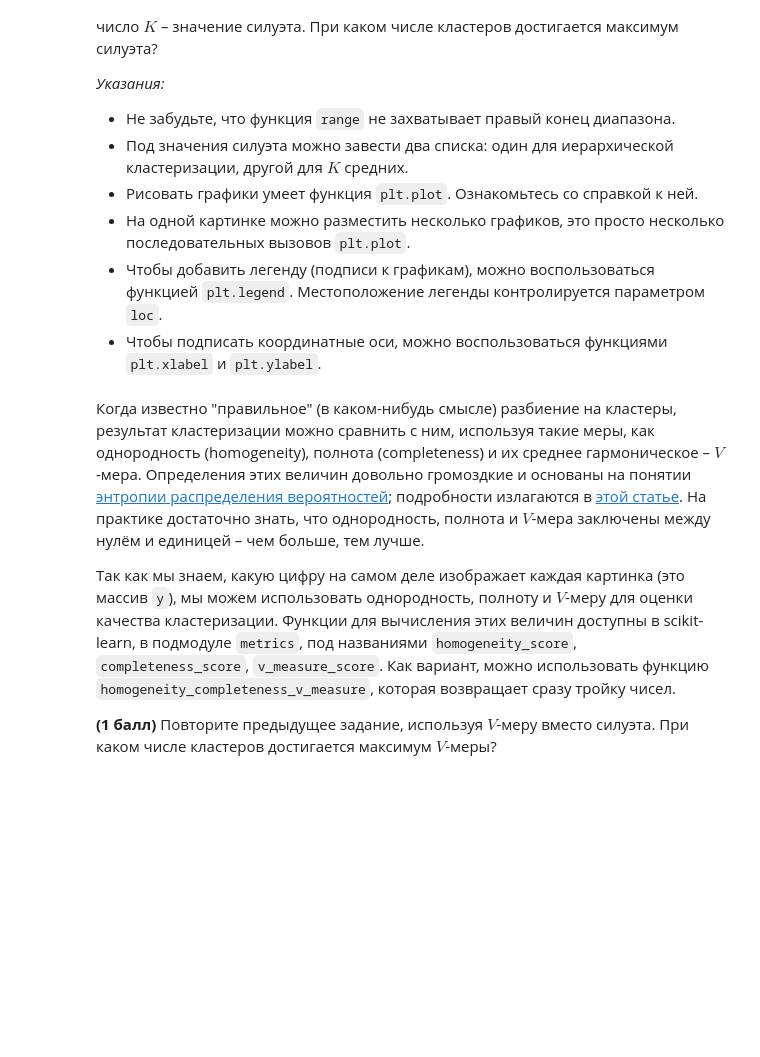
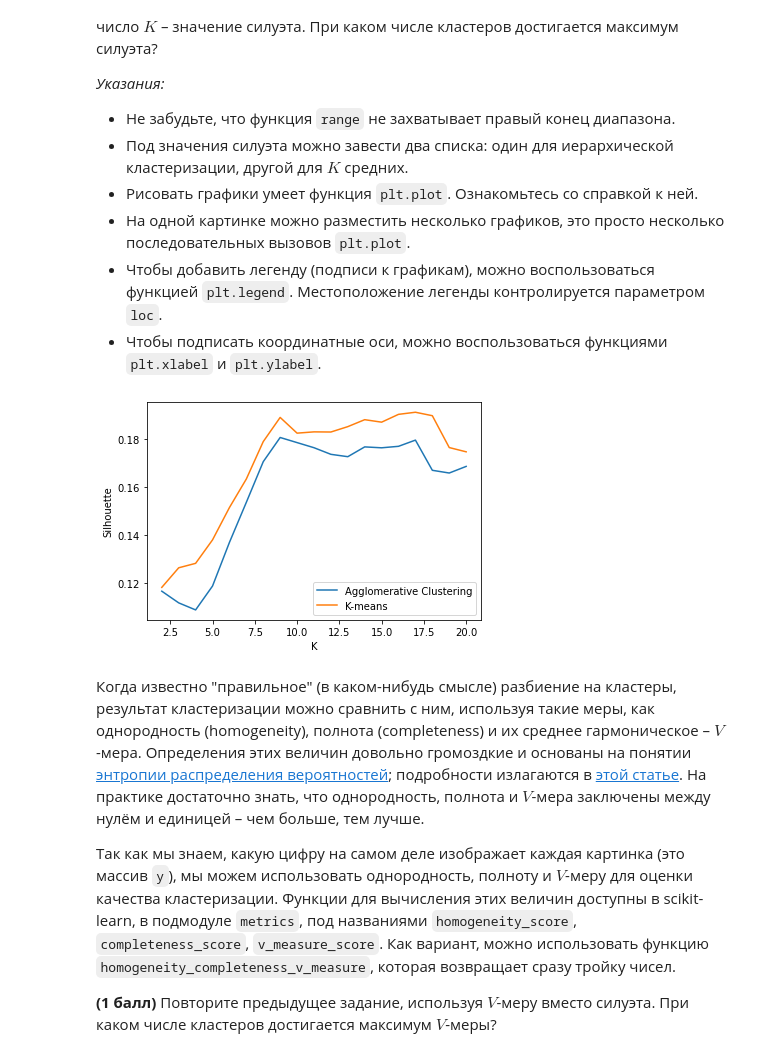
Before and after one commit to evgenny/clustering, a Jupyter notebook: clustering.ipynb, the cells around one changed output. Cells and saved outputs as stored; diff of their text form; code cells hidden in the pictures; blank space fills up the shorter version.

```diff
--- a/clustering.ipynb
+++ b/clustering.ipynb
@@ -109,6 +176,30 @@ $$
 - На одной картинке можно разместить несколько графиков, это просто несколько последовательных вызовов `plt.plot`.
 - Чтобы добавить легенду (подписи к графикам), можно воспользоваться функцией `plt.legend`. Местоположение легенды контролируется параметром `loc`.
 - Чтобы подписать координатные оси, можно воспользоваться функциями `plt.xlabel` и `plt.ylabel`.
+# %%
+from sklearn.metrics import silhouette_score
+
+agg_silhouettes = []
+
+for k in range(2, 21):
+    cluster_labels = AgglomerativeClustering(n_clusters=k).fit_predict(X)
+    agg_silhouettes.append(silhouette_score(X, cluster_labels))
+# %%
+kmeans_silhouettes = []
+
+for k in range(2, 21):
+    cluster_labels = KMeans(n_clusters=k, n_init=100).fit_predict(X)
+    kmeans_silhouettes.append(silhouette_score(X, cluster_labels))
+# %%
+fig,ax = plt.subplots()
+ax.plot(range(2, 21), agg_silhouettes, label='Agglomerative Clustering')
+ax.plot(range(2, 21), kmeans_silhouettes, label='K-means')
+ax.legend()
+ax.set_xlabel("K")
+ax.set_ylabel("Silhouette")
+plt.show()
+# %% [output]
+[figure, added]
 # %% [markdown]
 Когда известно "правильное" (в каком-нибудь смысле) разбиение на кластеры, результат кластеризации можно сравнить с ним, используя такие меры, как однородность (homogeneity), полнота (completeness) и их среднее гармоническое – $V$-мера. Определения этих величин довольно громоздкие и основаны на понятии [энтропии распределения вероятностей](https://ru.wikipedia.org/wiki/Информационная_энтропия); подробности излагаются в [этой статье](http://aclweb.org/anthology/D/D07/D07-1043.pdf). На практике достаточно знать, что однородность, полнота и $V$-мера заключены между нулём и единицей – чем больше, тем лучше.
 
```
Also changed, not shown: parts of 20 cells of this notebook.
